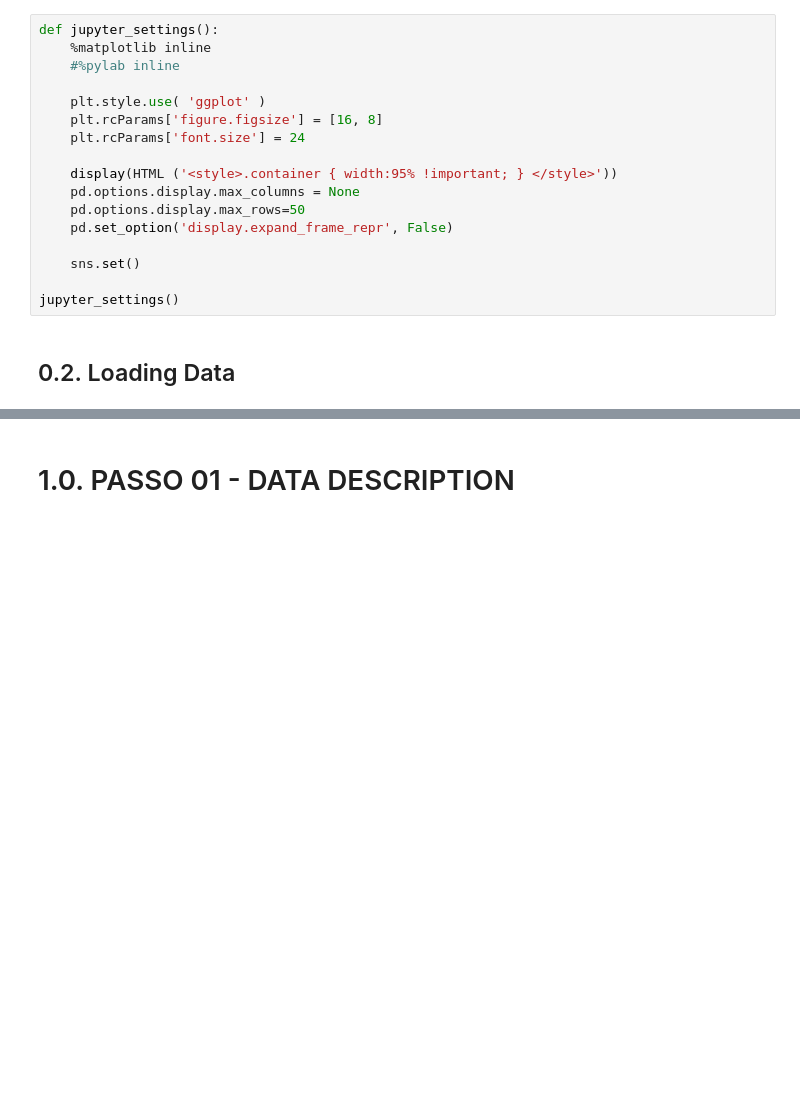
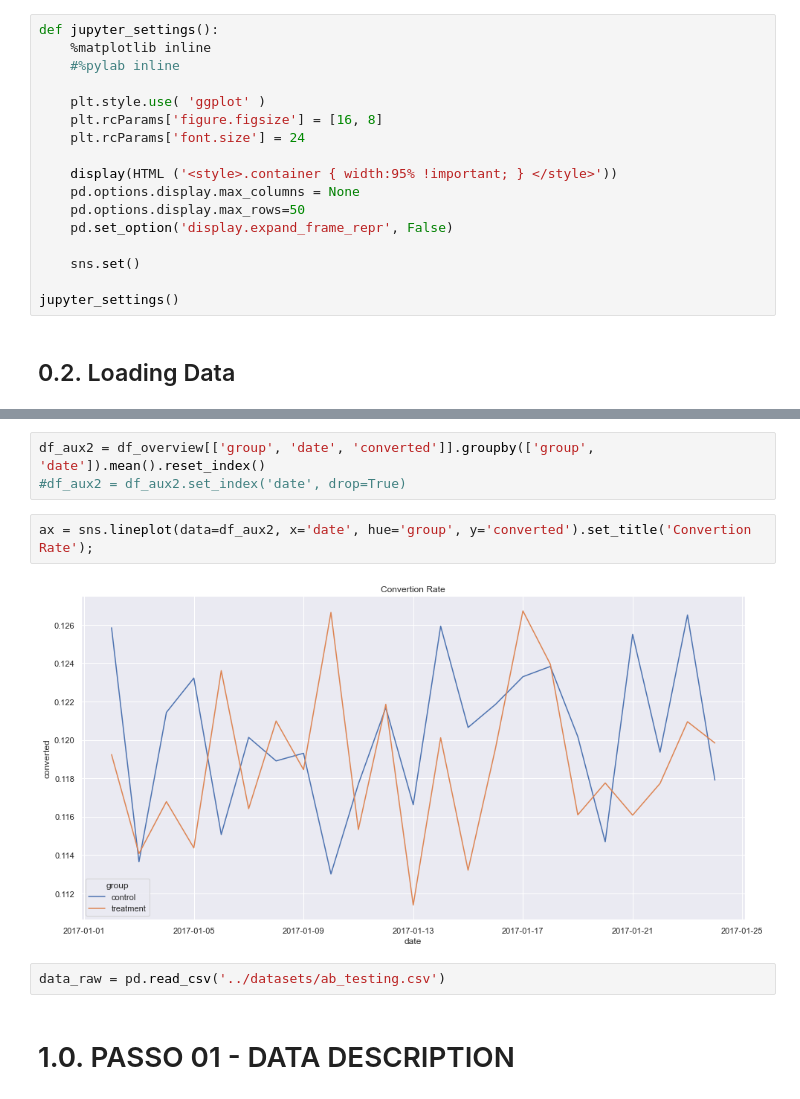
Before and after one commit to miguelzph/ab_test, a Jupyter notebook: notebooks/c01_ab_test.ipynb, the cells around one changed output, grey strips where cells are left out. Cells and saved outputs as stored; diff of their text form; blank space fills up the shorter version.

Commit message:
testing pa james

```diff
--- a/notebooks/c01_ab_test.ipynb
+++ b/notebooks/c01_ab_test.ipynb
@@ -125,3 +231,12 @@ data_raw = pd.read_csv('../datasets/ab_testing.csv')
+# %%
+df_aux2 = df_overview[['group', 'date', 'converted']].groupby(['group', 'date']).mean().reset_index()
+#df_aux2 = df_aux2.set_index('date', drop=True)
+# %%
+ax = sns.lineplot(data=df_aux2, x='date', hue='group', y='converted').set_title('Convertion Rate');
+# %% [output]
+[figure, added]
+# %%
+data_raw = pd.read_csv('../datasets/ab_testing.csv')
 # %% [markdown]
 # 1.0. PASSO 01 - DATA DESCRIPTION
 # %%
```
Also changed, not shown: parts of 23 cells of this notebook, 1 other file.
